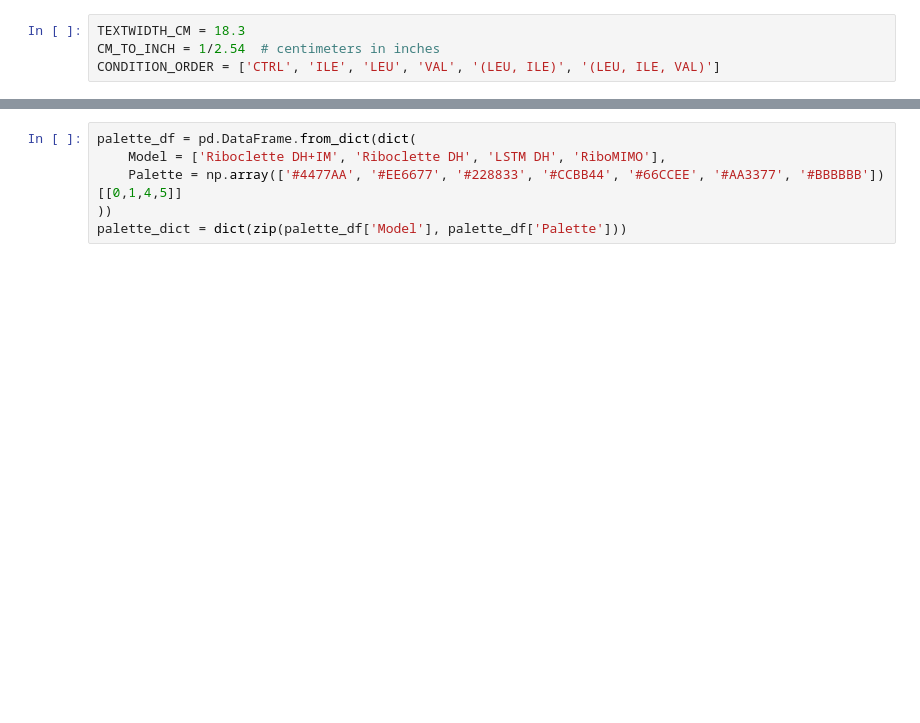
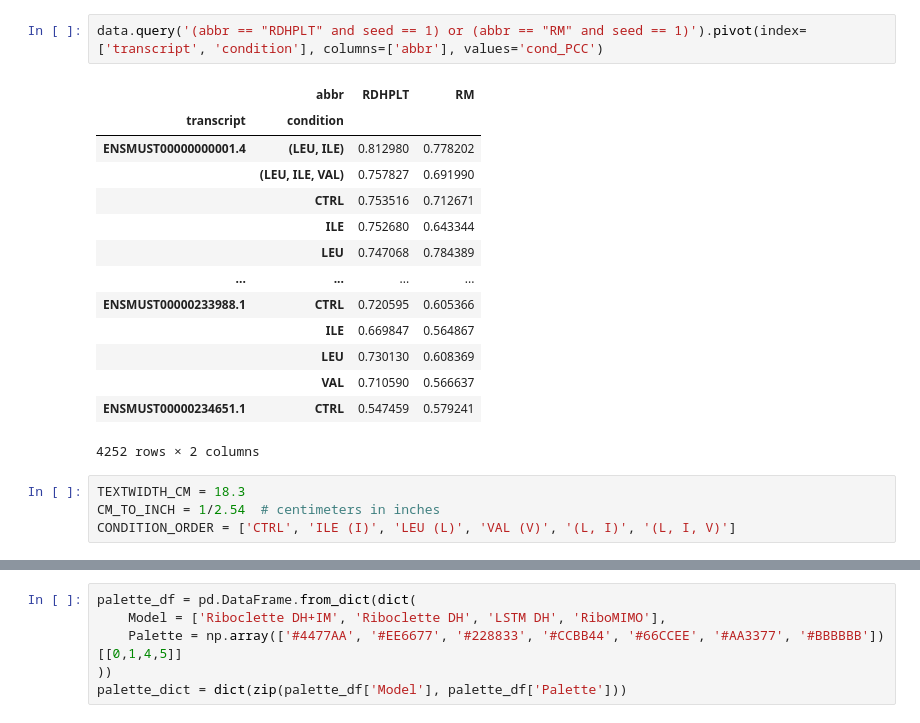
Before and after one commit to vam-sin/riboclette, a Jupyter notebook: downstream_analysis/performance.ipynb, the cells around one changed output, grey strips where cells are left out. Cells and saved outputs as stored; diff of their text form; blank space fills up the shorter version.

```diff
--- a/downstream_analysis/performance.ipynb
+++ b/downstream_analysis/performance.ipynb
@@ -12,7 +188,24 @@ import re
+# %%
+data.query('(abbr == "RDHPLT" and seed == 1) or (abbr == "RM" and seed == 1)').pivot(index=['transcript', 'condition'], columns=['abbr'], values='cond_PCC')
+# %% [output]
+|  | abbr | RDHPLT | RM |
+| transcript | condition |  |  |
+| ENSMUST00000000001.4 | (LEU, ILE) | 0.812980 | 0.778202 |
+|  | (LEU, ILE, VAL) | 0.757827 | 0.691990 |
+|  | CTRL | 0.753516 | 0.712671 |
+|  | ILE | 0.752680 | 0.643344 |
+|  | LEU | 0.747068 | 0.784389 |
+| ... | ... | ... | ... |
+| ENSMUST00000233988.1 | CTRL | 0.720595 | 0.605366 |
+|  | ILE | 0.669847 | 0.564867 |
+|  | LEU | 0.730130 | 0.608369 |
+|  | VAL | 0.710590 | 0.566637 |
+| ENSMUST00000234651.1 | CTRL | 0.547459 | 0.579241 |
+4252 rows × 2 columns
 # %%
 TEXTWIDTH_CM = 18.3
 CM_TO_INCH = 1/2.54  # centimeters in inches
-CONDITION_ORDER = ['CTRL', 'ILE', 'LEU', 'VAL', '(LEU, ILE)', '(LEU, ILE, VAL)']
+CONDITION_ORDER = ['CTRL', 'ILE (I)', 'LEU (L)', 'VAL (V)', '(L, I)', '(L, I, V)']
 # %%
 df_condition_pcc = (pd.read_csv('Performance.csv')
  .melt(id_vars='Condition', var_name='Model', value_name='PCC')
```
Also changed, not shown: parts of 18 cells of this notebook.
